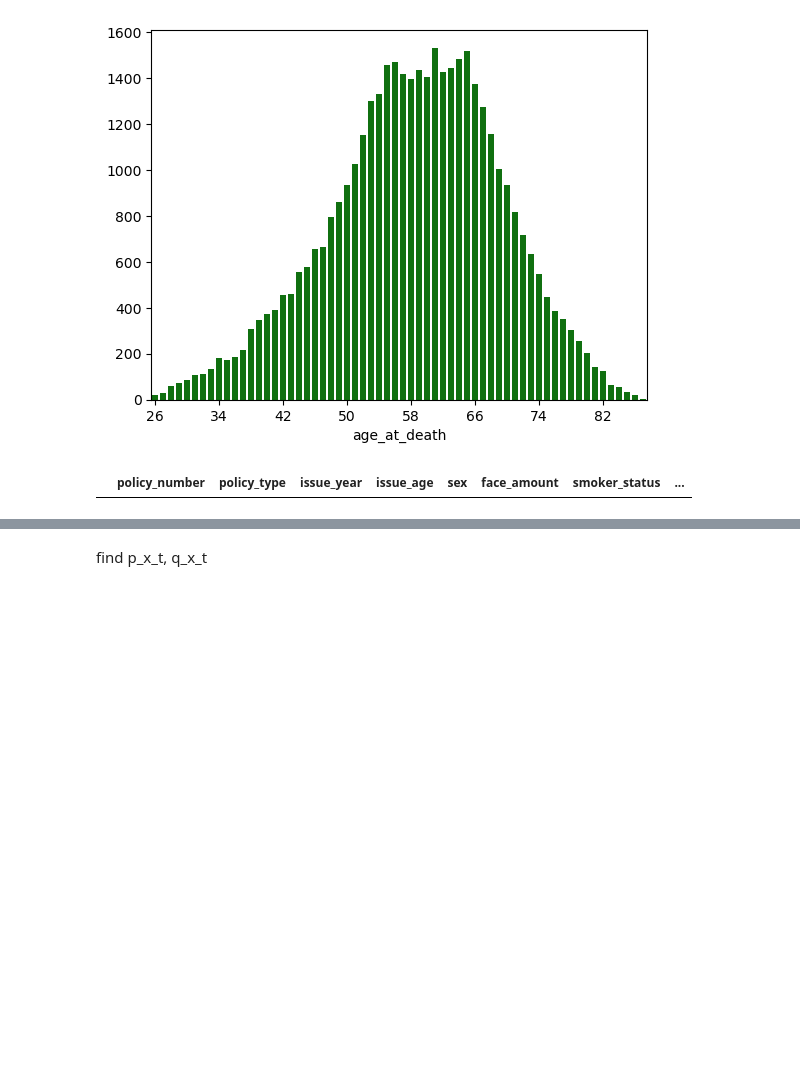
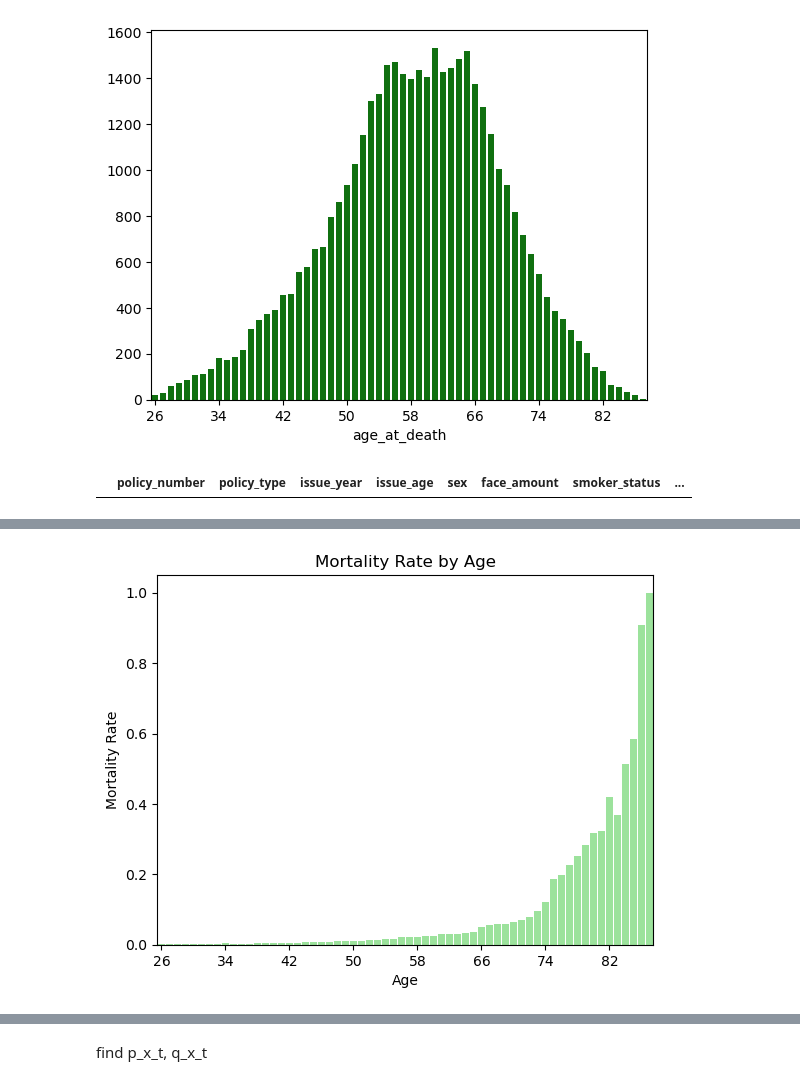
Before and after one commit to wcmohr/SOACaseStudy2024, a Jupyter notebook: Notebooks/Untitled.ipynb, the cells around one changed output, grey strips where cells are left out. Saved outputs shown, nothing was run; the diff lists cells and outputs as text; code cells hidden in the pictures; blank space fills up the shorter version.

```diff
--- a/Notebooks/Untitled.ipynb
+++ b/Notebooks/Untitled.ipynb
@@ -174,0 +219,2 @@ policy_data[policy_data.max_age >= 10]
+# %%
+mr = mortality_rate(policy_data);
@@ -174,0 +233,4 @@ policy_data[policy_data.max_age >= 10]
+# %%
+plot_age_stats(mr, 'Mortality Rate by Age', 'Mortality Rate')
+# %% [output]
+[figure, added]
```
Also changed, not shown: parts of 32 cells of this notebook.
